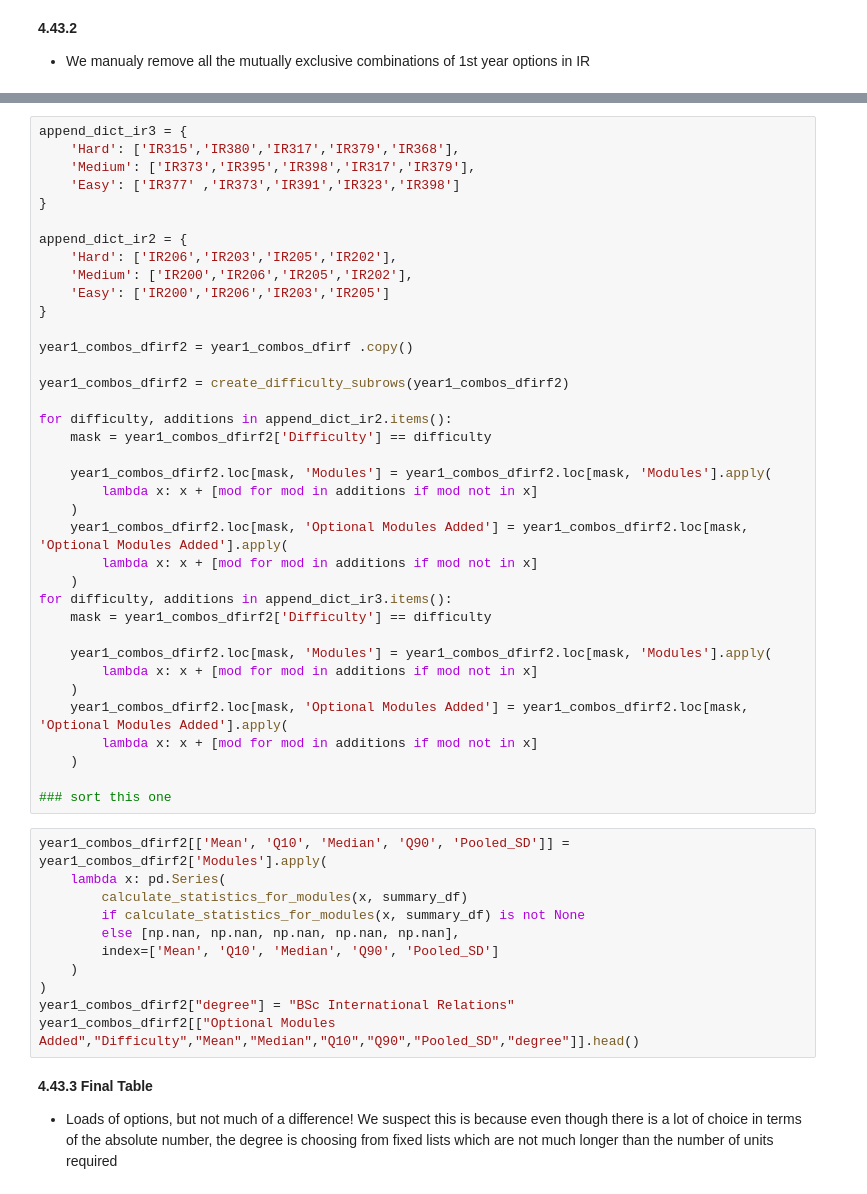
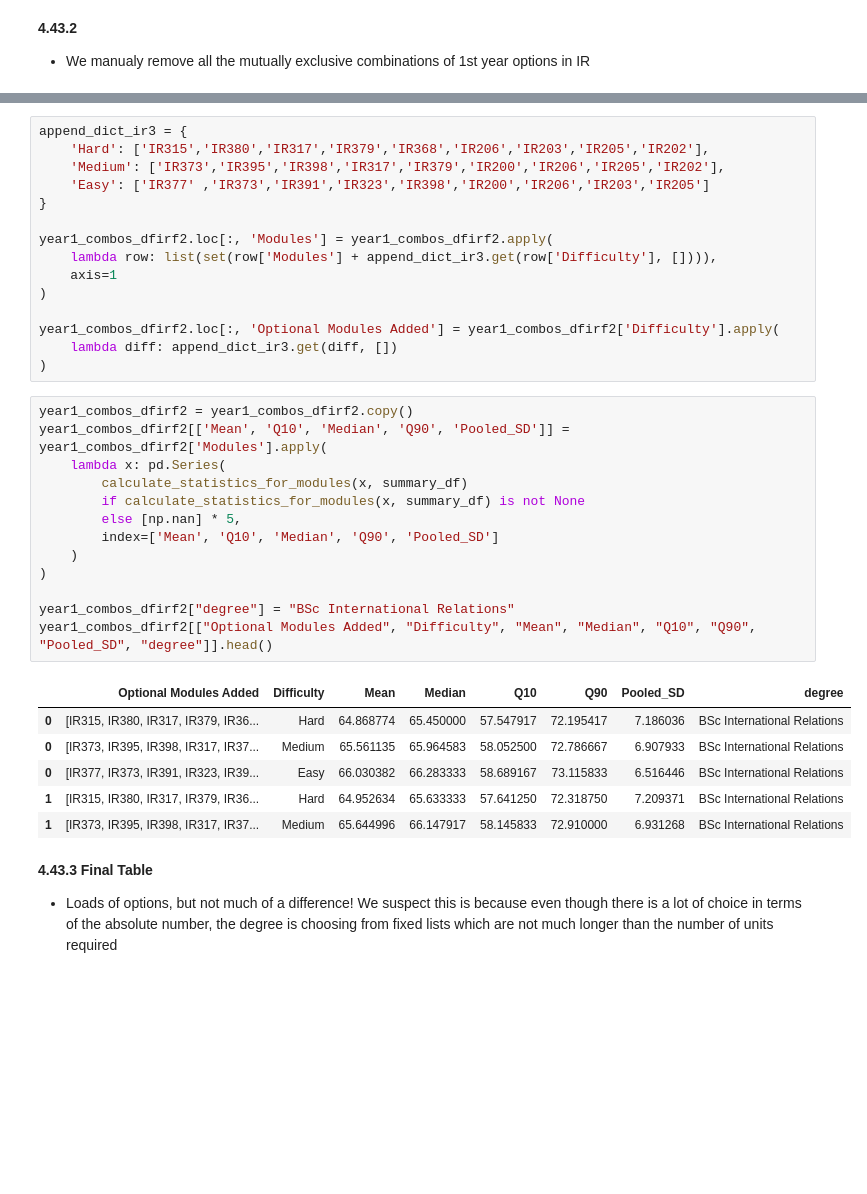
Before and after one commit to MaSe1010/project2, a Jupyter notebook: final_report.ipynb, the cells around one changed output, grey strips where cells are left out. Saved outputs shown, nothing was run; the diff lists cells and outputs as text; blank space fills up the shorter version.

```diff
--- a/final_report.ipynb
+++ b/final_report.ipynb
@@ -848,51 +850,38 @@ result_ir3 = find_mean_of_means_combinations(merged_df_ir3, target_units=3.0)
 # %%
 append_dict_ir3 = {
-    'Hard': ['IR315','IR380','IR317','IR379','IR368'],
-    'Medium': ['IR373','IR395','IR398','IR317','IR379'],
-    'Easy': ['IR377' ,'IR373','IR391','IR323','IR398']
+    'Hard': ['IR315','IR380','IR317','IR379','IR368','IR206','IR203','IR205','IR202'],
+    'Medium': ['IR373','IR395','IR398','IR317','IR379','IR200','IR206','IR205','IR202'],
+    'Easy': ['IR377' ,'IR373','IR391','IR323','IR398','IR200','IR206','IR203','IR205']
 }
 
-append_dict_ir2 = {
-    'Hard': ['IR206','IR203','IR205','IR202'],
-    'Medium': ['IR200','IR206','IR205','IR202'],
-    'Easy': ['IR200','IR206','IR203','IR205']
-}
+year1_combos_dfirf2.loc[:, 'Modules'] = year1_combos_dfirf2.apply(
+    lambda row: list(set(row['Modules'] + append_dict_ir3.get(row['Difficulty'], []))),
+    axis=1
+)
 
-year1_combos_dfirf2 = year1_combos_dfirf .copy()
-
-year1_combos_dfirf2 = create_difficulty_subrows(year1_combos_dfirf2)
-
-for difficulty, additions in append_dict_ir2.items():
-    mask = year1_combos_dfirf2['Difficulty'] == difficulty
-
-    year1_combos_dfirf2.loc[mask, 'Modules'] = year1_combos_dfirf2.loc[mask, 'Modules'].apply(
-        lambda x: x + [mod for mod in additions if mod not in x]
-    )
-    year1_combos_dfirf2.loc[mask, 'Optional Modules Added'] = year1_combos_dfirf2.loc[mask, 'Optional Modules Added'].apply(
-        lambda x: x + [mod for mod in additions if mod not in x]
-    )
-for difficulty, additions in append_dict_ir3.items():
-    mask = year1_combos_dfirf2['Difficulty'] == difficulty
-
-    year1_combos_dfirf2.loc[mask, 'Modules'] = year1_combos_dfirf2.loc[mask, 'Modules'].apply(
-        lambda x: x + [mod for mod in additions if mod not in x]
-    )
-    year1_combos_dfirf2.loc[mask, 'Optional Modules Added'] = year1_combos_dfirf2.loc[mask, 'Optional Modules Added'].apply(
-        lambda x: x + [mod for mod in additions if mod not in x]
-    )
-
-### sort this one
+year1_combos_dfirf2.loc[:, 'Optional Modules Added'] = year1_combos_dfirf2['Difficulty'].apply(
+    lambda diff: append_dict_ir3.get(diff, [])
+)
 # %%
+year1_combos_dfirf2 = year1_combos_dfirf2.copy()
 year1_combos_dfirf2[['Mean', 'Q10', 'Median', 'Q90', 'Pooled_SD']] = year1_combos_dfirf2['Modules'].apply(
     lambda x: pd.Series(
         calculate_statistics_for_modules(x, summary_df)
         if calculate_statistics_for_modules(x, summary_df) is not None
-        else [np.nan, np.nan, np.nan, np.nan, np.nan],
+        else [np.nan] * 5,
         index=['Mean', 'Q10', 'Median', 'Q90', 'Pooled_SD']
     )
 )
+
 year1_combos_dfirf2["degree"] = "BSc International Relations"
-year1_combos_dfirf2[["Optional Modules Added","Difficulty","Mean","Median","Q10","Q90","Pooled_SD","degree"]].head()
+year1_combos_dfirf2[["Optional Modules Added", "Difficulty", "Mean", "Median", "Q10", "Q90", "Pooled_SD", "degree"]].head()
+# %% [output]
+|  | Optional Modules Added | Difficulty | Mean | Median | Q10 | Q90 | Pooled_SD | degree |
+| 0 | [IR315, IR380, IR317, IR379, IR36... | Hard | 64.868774 | 65.450000 | 57.547917 | 72.195417 | 7.186036 | BSc International Relations |
+| 0 | [IR373, IR395, IR398, IR317, IR37... | Medium | 65.561135 | 65.964583 | 58.052500 | 72.786667 | 6.907933 | BSc International Relations |
+| 0 | [IR377, IR373, IR391, IR323, IR39... | Easy | 66.030382 | 66.283333 | 58.689167 | 73.115833 | 6.516446 | BSc International Relations |
+| 1 | [IR315, IR380, IR317, IR379, IR36... | Hard | 64.952634 | 65.633333 | 57.641250 | 72.318750 | 7.209371 | BSc International Relations |
+| 1 | [IR373, IR395, IR398, IR317, IR37... | Medium | 65.644996 | 66.147917 | 58.145833 | 72.910000 | 6.931268 | BSc International Relations |
 # %% [markdown]
 **4.43.3 Final Table**
 * Loads of options, but not much of a difference! We suspect this is because even though there is a lot of choice in terms of the absolute number, the degree is choosing from fixed lists which are not much longer than the number of units required
```
Also changed, not shown: parts of 29 cells of this notebook.
